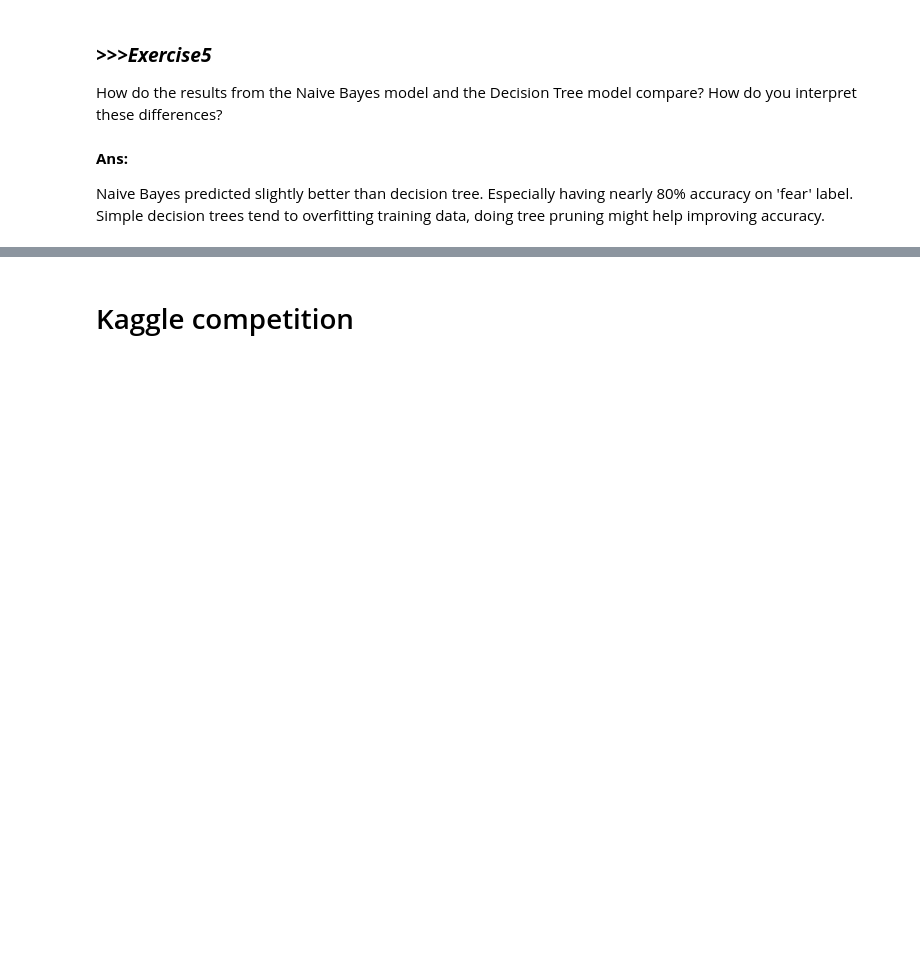
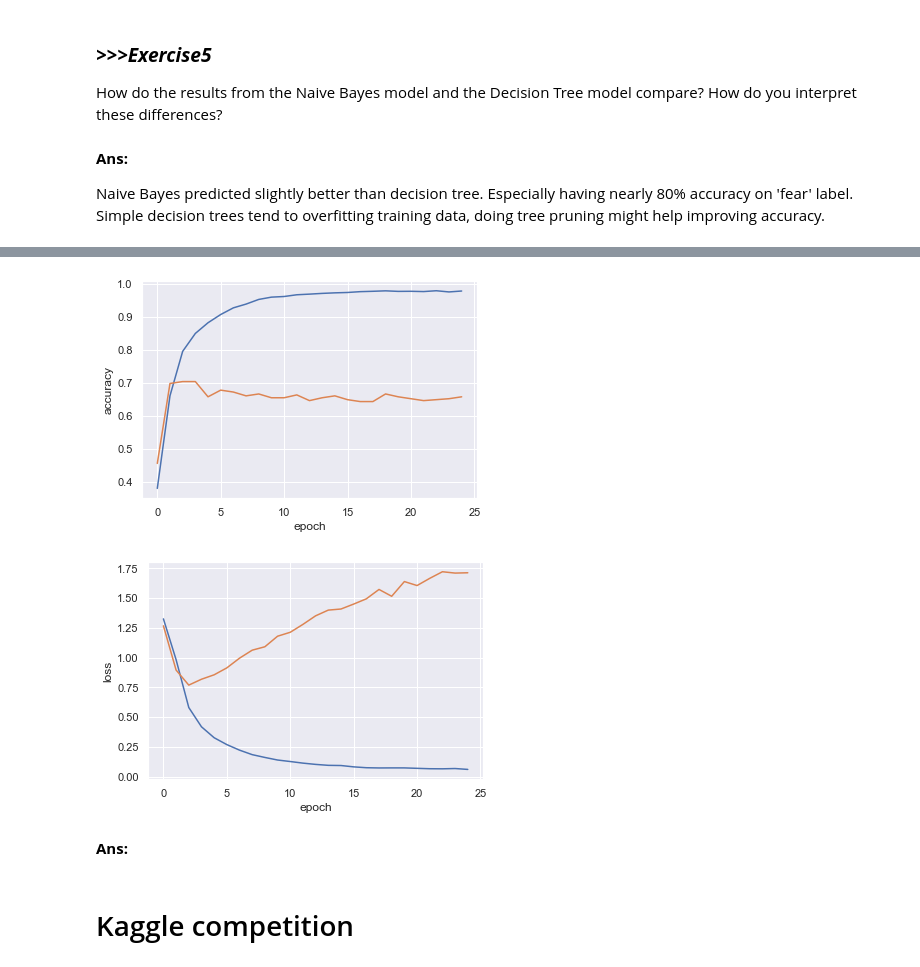
Before and after one commit to JohnnyLin97/DM2021-Lab2-HW2, a Jupyter notebook: DM2021-Lab2-Homework.ipynb, the cells around one changed output, grey strips where cells are left out. Saved outputs shown, nothing was run; the diff lists cells and outputs as text; code cells hidden in the pictures; blank space fills up the shorter version.

```diff
--- a/DM2021-Lab2-Homework.ipynb
+++ b/DM2021-Lab2-Homework.ipynb
@@ -373,2 +381,22 @@ Naive Bayes predicted slightly better than decision tree. Especially having near
+# %%
+import matplotlib.pyplot as plt
+import seaborn as sns
+
+training_log = pd.read_csv("logs/training_log.csv")
+
+sns.set_theme(style="darkgrid")
+
+sns.lineplot(x = training_log.epoch, y = training_log.accuracy)
+sns.lineplot(x = training_log.epoch, y = training_log.val_accuracy)
+plt.show()
+
+sns.lineplot(x = training_log.epoch, y = training_log.loss)
+sns.lineplot(x = training_log.epoch, y = training_log.val_loss)
+plt.show()
+# %% [output]
+[figure, added]
+[figure, added]
+# %% [markdown]
+**Ans:**
 # %% [markdown]
 # Kaggle competition
```
Also changed, not shown: parts of 1 cell of this notebook, 10 other files.
